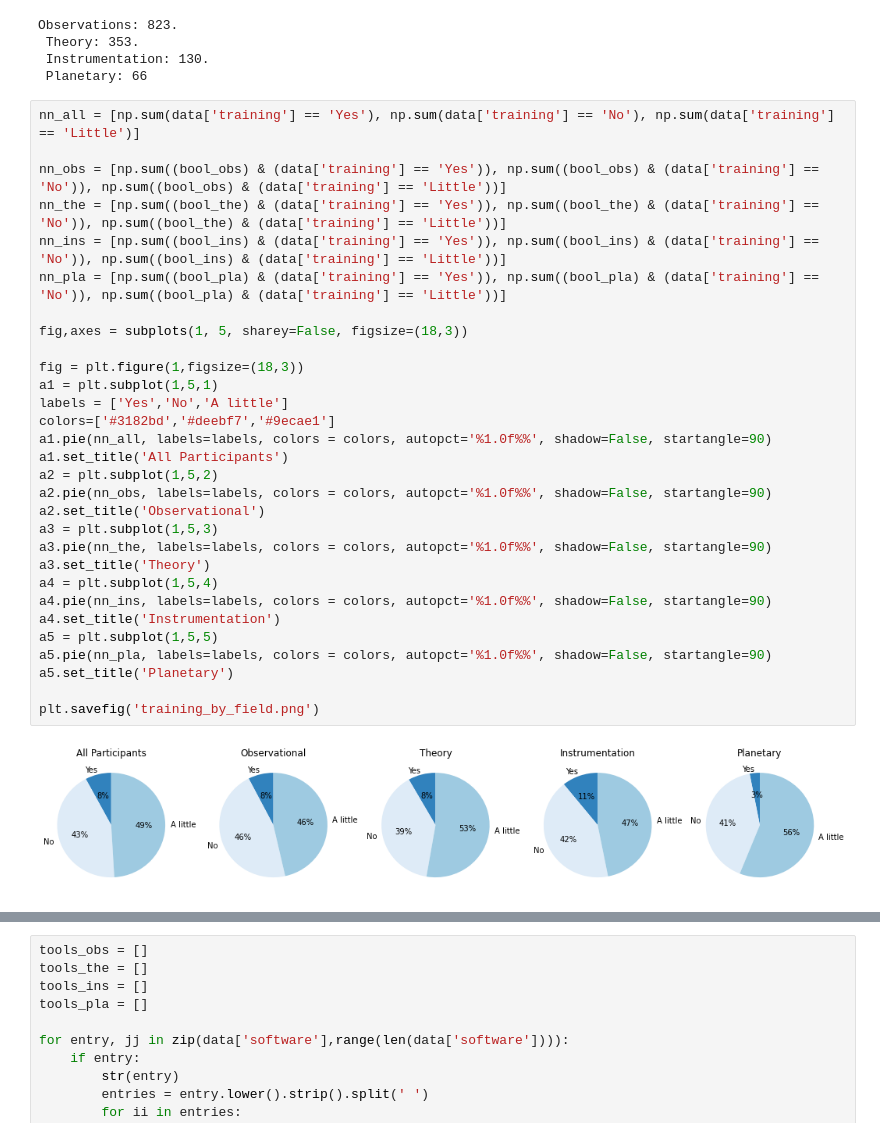
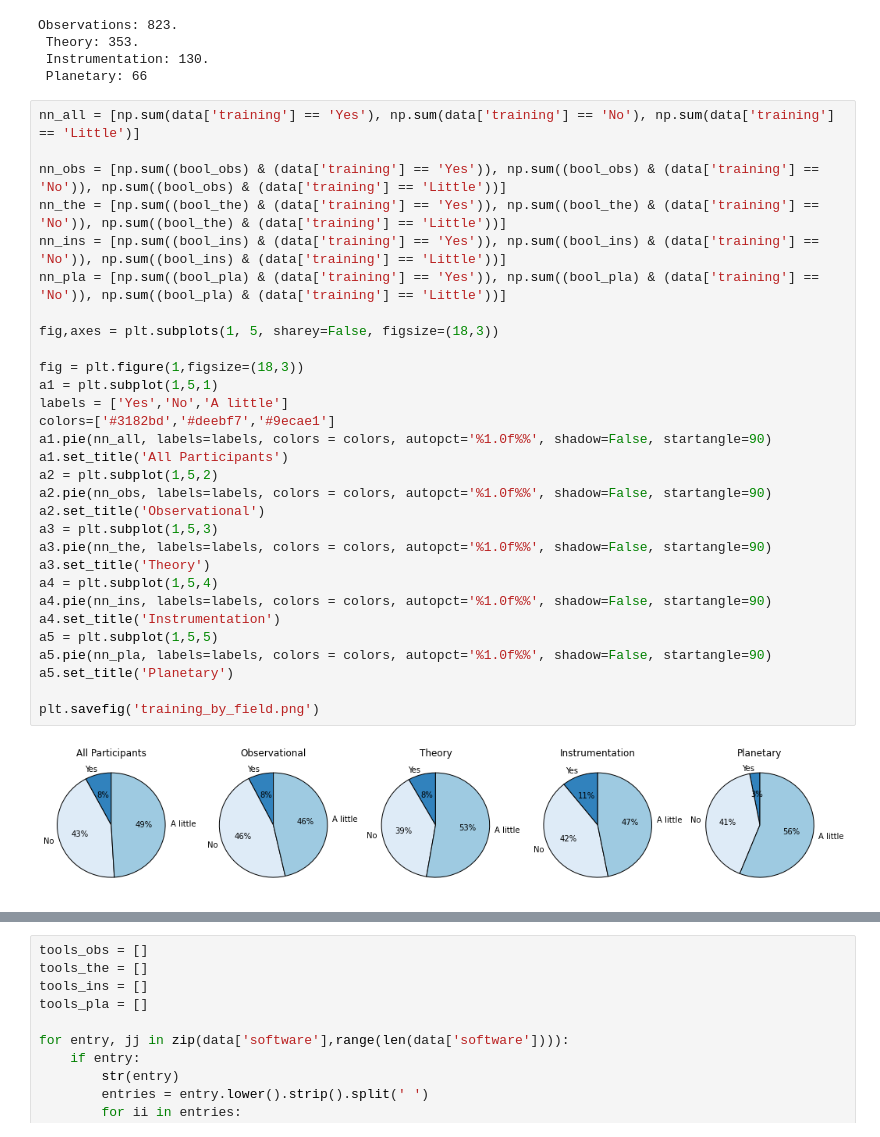
Before and after one commit to eteq/software_survey_analysis, a Jupyter notebook: software_survey.ipynb, the cells around one changed output, grey strips where cells are left out. Cells and saved outputs as stored; diff of their text form.

```diff
--- a/software_survey.ipynb
+++ b/software_survey.ipynb
@@ -305,35 +308,35 @@ Observations: 823.
 # %%
 nn_all = [np.sum(data['training'] == 'Yes'), np.sum(data['training'] == 'No'), np.sum(data['training'] == 'Little')]
 
 nn_obs = [np.sum((bool_obs) & (data['training'] == 'Yes')), np.sum((bool_obs) & (data['training'] == 'No')), np.sum((bool_obs) & (data['training'] == 'Little'))]
 nn_the = [np.sum((bool_the) & (data['training'] == 'Yes')), np.sum((bool_the) & (data['training'] == 'No')), np.sum((bool_the) & (data['training'] == 'Little'))]
 nn_ins = [np.sum((bool_ins) & (data['training'] == 'Yes')), np.sum((bool_ins) & (data['training'] == 'No')), np.sum((bool_ins) & (data['training'] == 'Little'))]
 nn_pla = [np.sum((bool_pla) & (data['training'] == 'Yes')), np.sum((bool_pla) & (data['training'] == 'No')), np.sum((bool_pla) & (data['training'] == 'Little'))]
 
-fig,axes = subplots(1, 5, sharey=False, figsize=(18,3))
+fig,axes = plt.subplots(1, 5, sharey=False, figsize=(18,3))
 
 fig = plt.figure(1,figsize=(18,3))
 a1 = plt.subplot(1,5,1)
 labels = ['Yes','No','A little']
 colors=['#3182bd','#deebf7','#9ecae1']
 a1.pie(nn_all, labels=labels, colors = colors, autopct='%1.0f%%', shadow=False, startangle=90)
 a1.set_title('All Participants')
 a2 = plt.subplot(1,5,2)
 a2.pie(nn_obs, labels=labels, colors = colors, autopct='%1.0f%%', shadow=False, startangle=90)
 a2.set_title('Observational')
 a3 = plt.subplot(1,5,3)
 a3.pie(nn_the, labels=labels, colors = colors, autopct='%1.0f%%', shadow=False, startangle=90)
 a3.set_title('Theory')
 a4 = plt.subplot(1,5,4)
 a4.pie(nn_ins, labels=labels, colors = colors, autopct='%1.0f%%', shadow=False, startangle=90)
 a4.set_title('Instrumentation')
 a5 = plt.subplot(1,5,5)
 a5.pie(nn_pla, labels=labels, colors = colors, autopct='%1.0f%%', shadow=False, startangle=90)
 a5.set_title('Planetary')
 
 plt.savefig('training_by_field.png')
 # %% [output]
-[figure, old version]
+[figure, new version]
 # %%
 nn_all = [np.sum(data['own'] == 'Own'), np.sum(data['own'] == 'Between'), np.sum(data['own'] == 'Others')]
 nn_obs = [np.sum((bool_obs) & (data['own'] == 'Own')), np.sum((bool_obs) & (data['own'] == 'Between')), np.sum((bool_obs) & (data['own'] == 'Others'))]
```
Also changed, not shown: parts of 13 cells of this notebook.
